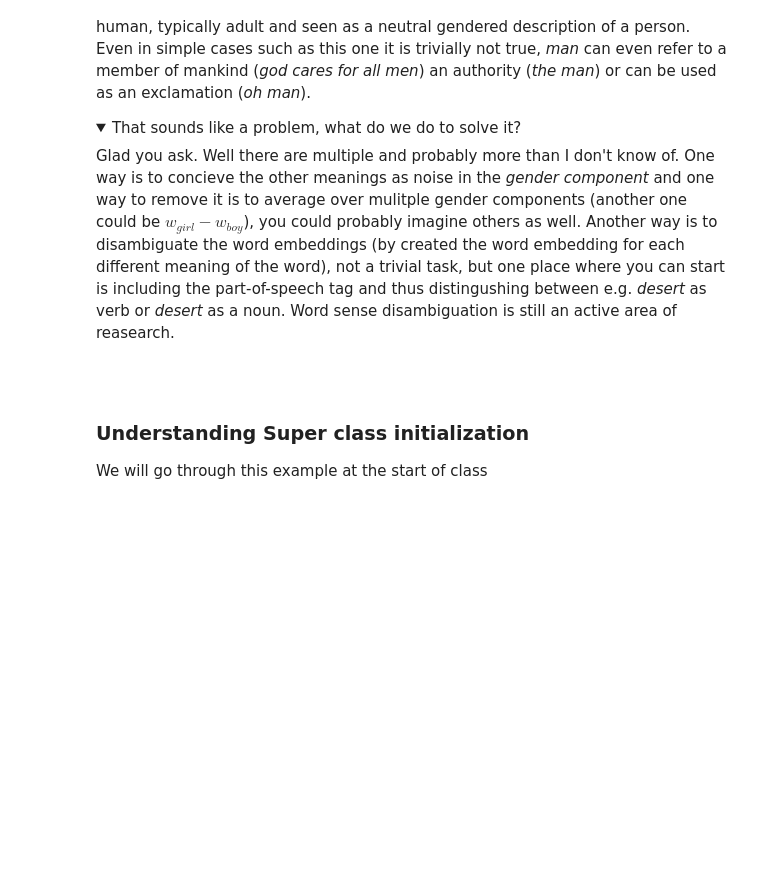
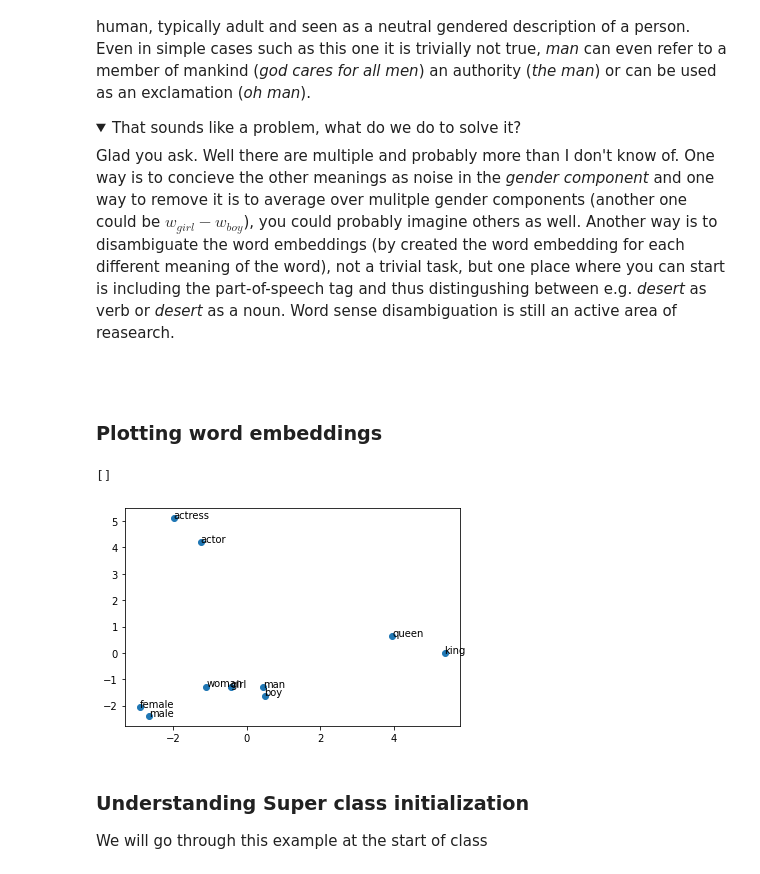
Before and after one commit to signekb/NLP-E21, a Jupyter notebook: syllabus/classes/class6/class6.ipynb, the cells around one changed output. Cells and saved outputs as stored; diff of their text form; code cells hidden in the pictures; folded sections open; blank space fills up the shorter version.

Commit message:
class06 code - plot redone

```diff
--- a/syllabus/classes/class6/class6.ipynb
+++ b/syllabus/classes/class6/class6.ipynb
@@ -113,6 +113,41 @@ Glad you ask. Well there are multiple and probably more than I don't know of. On
 </details>
 
 <br />
+# %% [markdown]
+### Plotting word embeddings
+# %%
+def plot_word_embeddings(words, embedding):
+    # extract word embedding matrix
+    X = embedding[words]
+
+    # apply a dimensionality reduction method of your choosing, e.g. PCA
+    from sklearn.decomposition import PCA
+    pca = PCA(n_components=2)
+    X_pca = pca.fit_transform(X)
+
+    import pandas as pd
+    df = pd.DataFrame(X_pca, index=words,columns=['x','y']) #create dataframe for plotting
+
+    # create a plot object
+    import matplotlib.pyplot as plt
+    fig = plt.figure()
+    ax = fig.add_subplot(1,1,1)
+
+    # add point for the words
+    ax.scatter(df['x'],df['y'])
+
+    # add word labeel to each point
+    for word, pos in df.iterrows():
+        ax.annotate(word,pos)
+
+    return ax
+
+words_to_plot = ['man','woman','queen','king','boy','girl','actor','actress','male','female']
+ax = plot_word_embeddings(words=words_to_plot, embedding=word_emb)
+ax.plot()
+# %% [output]
+[]
+[figure, added]
 # %% [markdown]
 ### Understanding Super class initialization
 We will go through this example at the start of class
```
Also changed, not shown: parts of 1 cell of this notebook.
